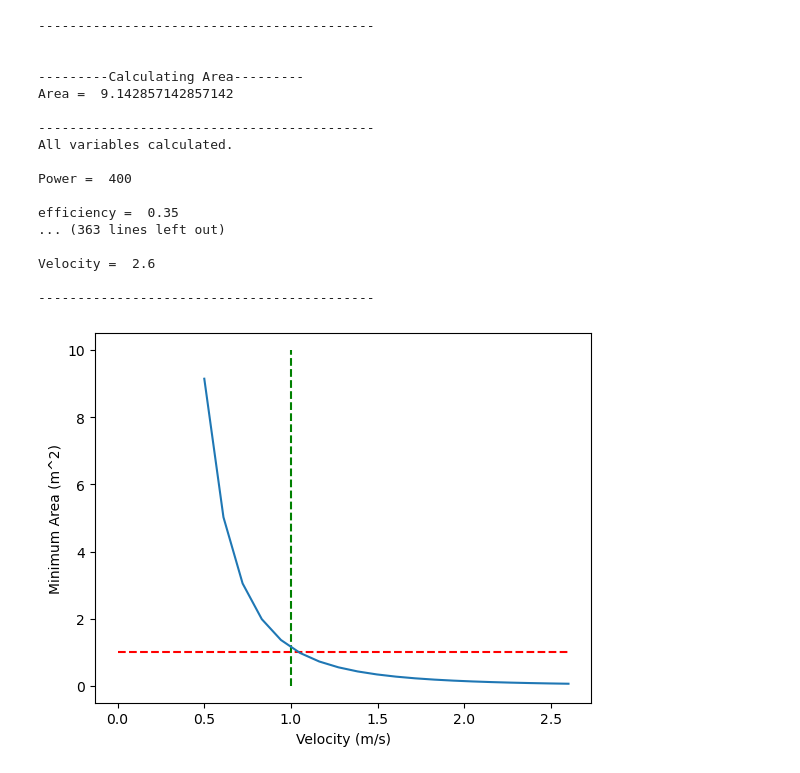
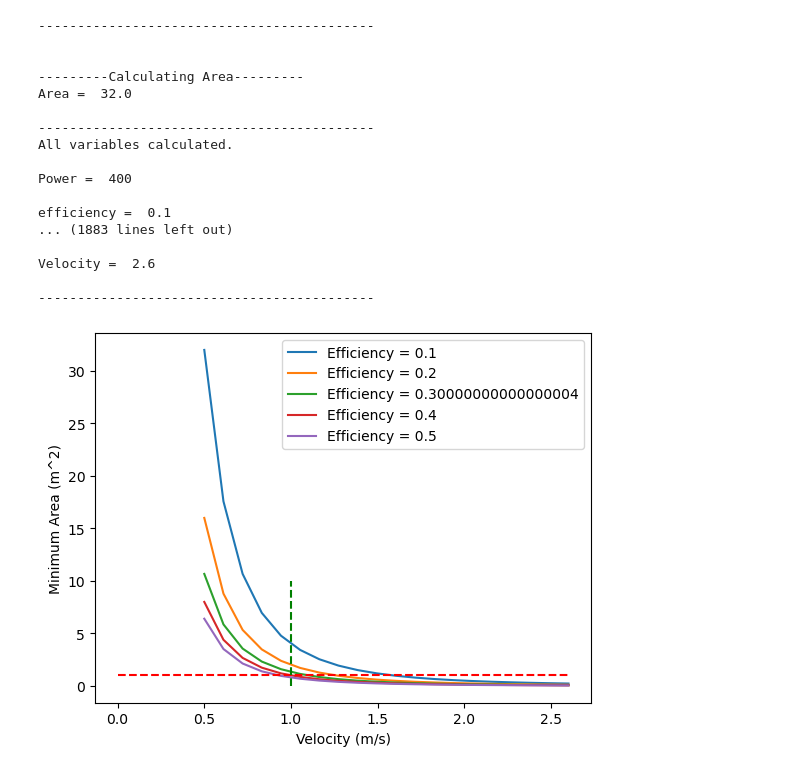
Before and after one commit to pilipb/DP5-code, a Jupyter notebook: plot.ipynb, the cells around one changed output. Saved outputs shown, nothing was run; the diff lists cells and outputs as text; code cells hidden in the pictures.

Commit message:
plotting efficiencies

```diff
--- a/plot.ipynb
+++ b/plot.ipynb
@@ -1,46 +1,51 @@
 # %%
 from power_calcs import power_calc
 import numpy as np
+import matplotlib.pyplot as plt
 
 # plot a range (output) of areas needed to achieve 400W for an input range of velocities
 velocities = np.linspace(0.5,2.6,20)
 areas = np.zeros(len(velocities))
+efficiencies = np.linspace(0.1,0.5,5)
 
-for i,v in enumerate(velocities):
-    p, e, r, areas[i], v = power_calc(P=400, efficiency=0.35, V=v)
+for n in efficiencies:
+
+    for i,v in enumerate(velocities):
+        p, e, r, areas[i], v = power_calc(P=400, efficiency=n, V=v)
+
+    plt.plot(velocities, areas, label='Efficiency = {}'.format(n))
 
 # draw a vertical line at the point where y = 1
 x = np.linspace(0,2.6,20)
 y = np.ones(len(x))
 plt.plot(x,y,'r--')
 
 # draw a vertical line at the 20% velocity given the distribution is 0.14 to 0.26
 y = np.linspace(0,10,20)
 x = np.ones(len(x))
 plt.plot(x,y,'g--')
 
+plt.legend()
 
-import matplotlib.pyplot as plt
-plt.plot(velocities, areas)
 plt.xlabel('Velocity (m/s)')
 plt.ylabel('Minimum Area (m^2)')
 plt.show()
 # %% [output]
 -------------------------------------------
 
 
 ---------Calculating Area---------
-Area =  9.142857142857142
+Area =  32.0
 
 -------------------------------------------
 All variables calculated.
 
 Power =  400
 
-efficiency =  0.35
-... (363 lines left out)
+efficiency =  0.1
+... (1883 lines left out)
 
 Velocity =  2.6
 
 -------------------------------------------
-[figure, old version]
+[figure, new version]
```
